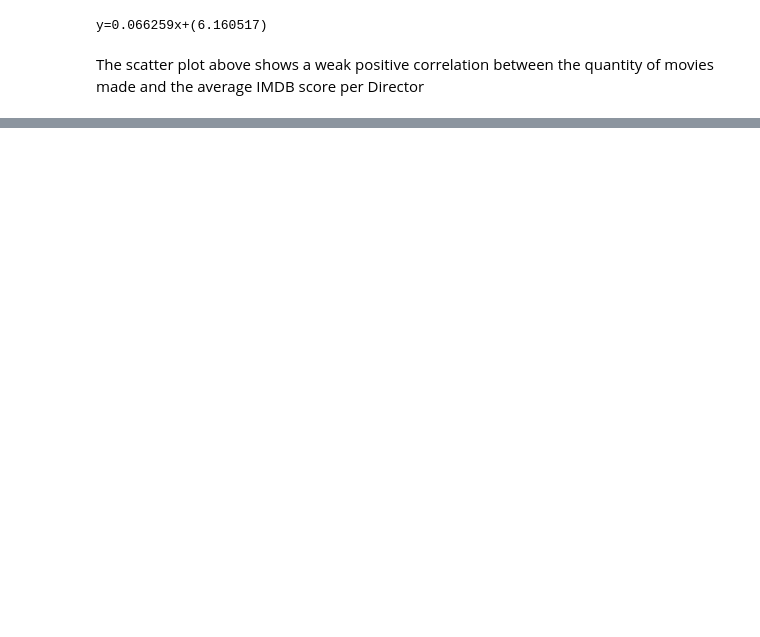
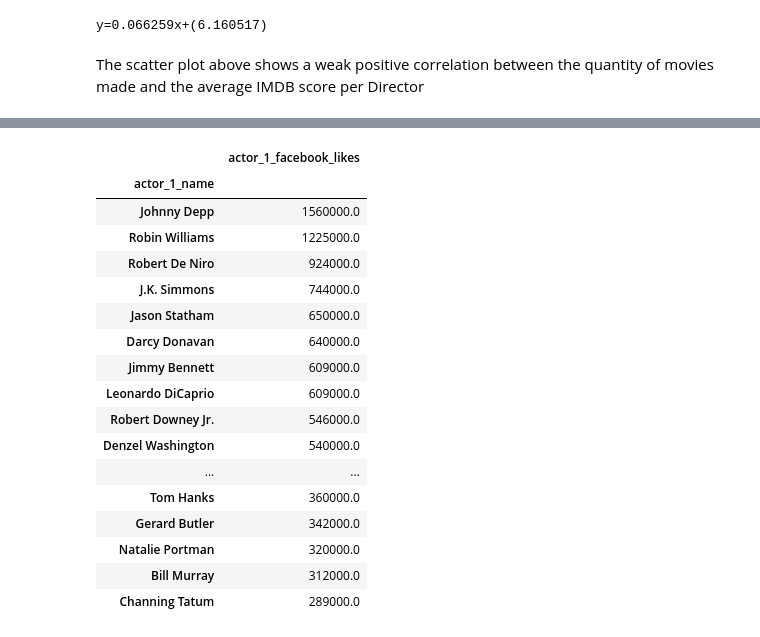
Before and after one commit to BrittanyClemmons/project_one, a Jupyter notebook: Brittany_Clean_Notebook.ipynb, the cells around one changed output, grey strips where cells are left out. Drawn from its saved outputs; the diff is of its cells as text; code cells hidden in the pictures; blank space fills up the shorter version.

```diff
--- a/Brittany_Clean_Notebook.ipynb
+++ b/Brittany_Clean_Notebook.ipynb
@@ -188,0 +213,3 @@ The scatter plot above shows a weak positive correlation between the quantity of
+# %%
+actors = pd.DataFrame(df[["actor_1_name", 'actor_1_facebook_likes']])
+actors.head(10)
@@ -188,0 +228,21 @@ The scatter plot above shows a weak positive correlation between the quantity of
+# %%
+actors.groupby('actor_1_name').sum().nlargest(30, 'actor_1_facebook_likes')
+# %% [output]
+|  | actor_1_facebook_likes |
+| actor_1_name |  |
+| Johnny Depp | 1560000.0 |
+| Robin Williams | 1225000.0 |
+| Robert De Niro | 924000.0 |
+| J.K. Simmons | 744000.0 |
+| Jason Statham | 650000.0 |
+| Darcy Donavan | 640000.0 |
+| Jimmy Bennett | 609000.0 |
+| Leonardo DiCaprio | 609000.0 |
+| Robert Downey Jr. | 546000.0 |
+| Denzel Washington | 540000.0 |
+| ... | ... |
+| Tom Hanks | 360000.0 |
+| Gerard Butler | 342000.0 |
+| Natalie Portman | 320000.0 |
+| Bill Murray | 312000.0 |
+| Channing Tatum | 289000.0 |
```
Also changed, not shown: parts of 4 cells of this notebook.
